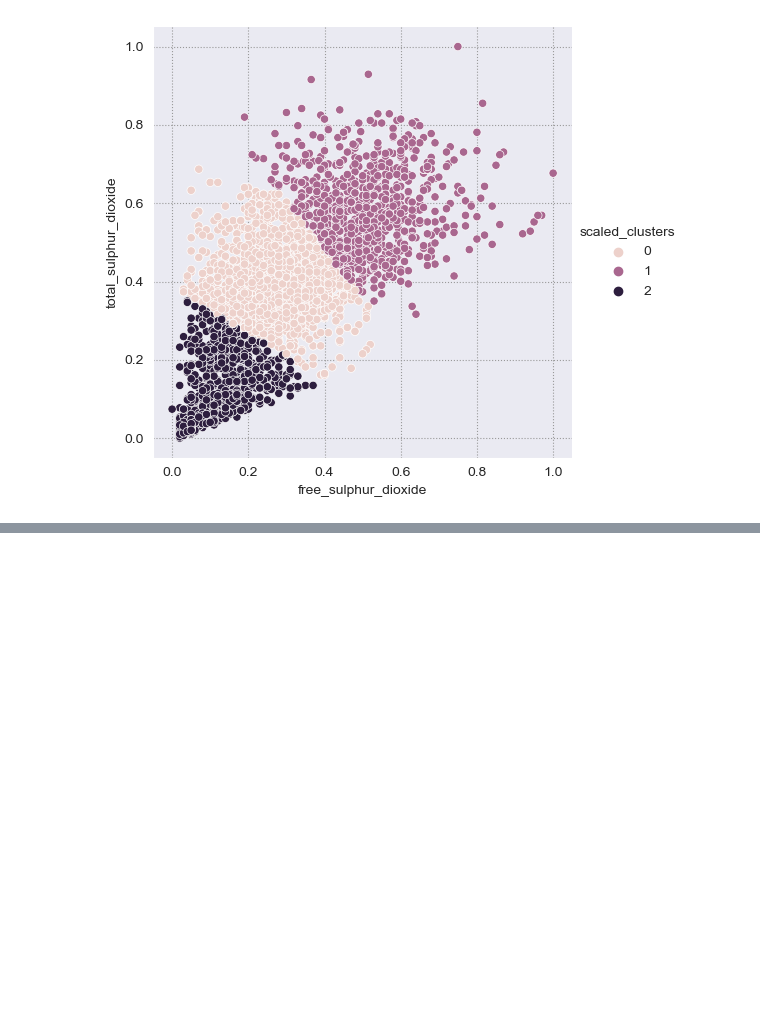
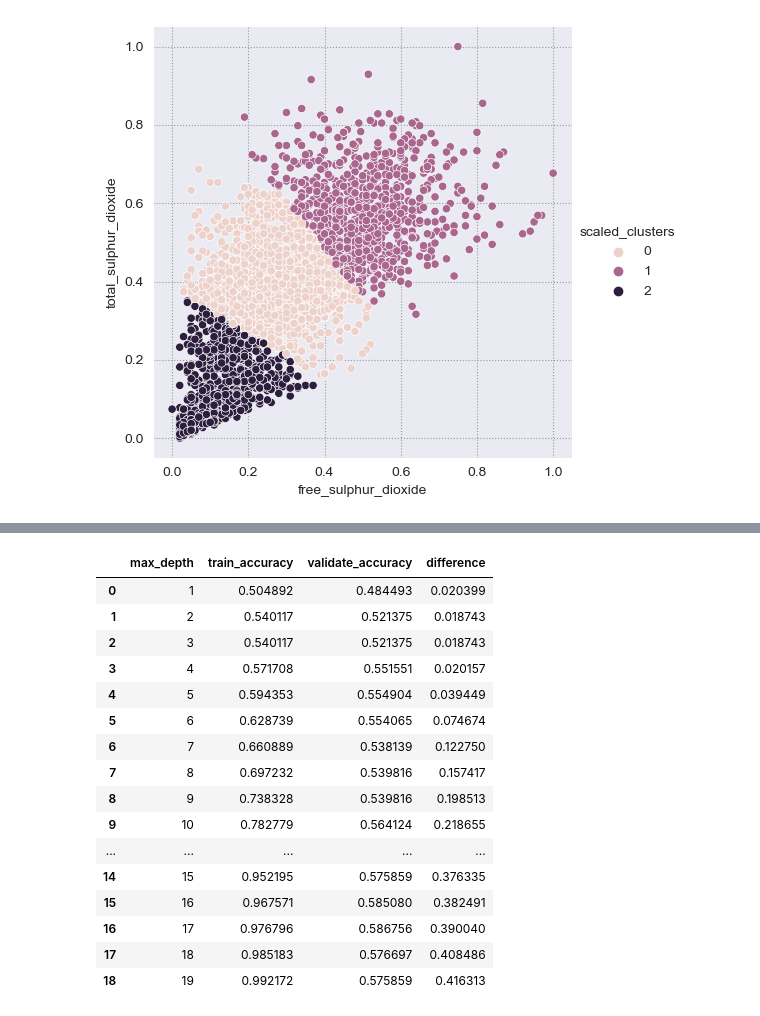
Before and after one commit to clustering-the-wines/wine_clustering, a Jupyter notebook: shawn_workbook.ipynb, the cells around one changed output, grey strips where cells are left out. Saved outputs shown, nothing was run; the diff lists cells and outputs as text; code cells hidden in the pictures; blank space fills up the shorter version.

```diff
--- a/shawn_workbook.ipynb
+++ b/shawn_workbook.ipynb
@@ -581,0 +766,55 @@ X_test.head(1)
+# %%
+def dectree_gen(df, col):
+
+    metrics = []
+
+    seed = 42
+
+    for i in range(1, 20):
+        '''
+        This function will create a dataframe of Decision Tree models of varying max_depths and compare the differences from the train and validate sets and return the dataframe. It requires the variable names to be: X_train, y_train, X_validate, and y_validate.
+        '''
+        train, validate, test = subset_df(df, stratify=col)
+        X_train, y_train, X_validate, y_validate, X_test, y_test = xy_subsets(train, validate, test, col)
+
+        X_train = pd.get_dummies(X_train, columns=['wine_type'], drop_first=True)
+        X_validate = pd.get_dummies(X_validate, columns=['wine_type'], drop_first=True)
+        X_test = pd.get_dummies(X_test, columns=['wine_type'], drop_first=True)
+
+        dectree = DecisionTreeClassifier(max_depth=i, random_state=42)
+        dectree = dectree.fit(X_train, y_train)
+
+        in_sample_accuracy = dectree.score(X_train, y_train)
+        out_of_sample_accuracy = dectree.score(X_validate, y_validate)
+        output = {
+            "max_depth": i,
+            "train_accuracy": in_sample_accuracy,
+            "validate_accuracy": out_of_sample_accuracy
+            }
+
+        metrics.append(output)
+
+    df = pd.DataFrame(metrics)
+    df["difference"] = df.train_accuracy - df.validate_accuracy
+
+    return df
+# %%
+dectree_gen(df, 'quality')
+# %% [output]
+|  | max_depth | train_accuracy | validate_accuracy | difference |
+| 0 | 1 | 0.504892 | 0.484493 | 0.020399 |
+| 1 | 2 | 0.540117 | 0.521375 | 0.018743 |
+| 2 | 3 | 0.540117 | 0.521375 | 0.018743 |
+| 3 | 4 | 0.571708 | 0.551551 | 0.020157 |
+| 4 | 5 | 0.594353 | 0.554904 | 0.039449 |
+| 5 | 6 | 0.628739 | 0.554065 | 0.074674 |
+| 6 | 7 | 0.660889 | 0.538139 | 0.122750 |
+| 7 | 8 | 0.697232 | 0.539816 | 0.157417 |
+| 8 | 9 | 0.738328 | 0.539816 | 0.198513 |
+| 9 | 10 | 0.782779 | 0.564124 | 0.218655 |
+| ... | ... | ... | ... | ... |
+| 14 | 15 | 0.952195 | 0.575859 | 0.376335 |
+| 15 | 16 | 0.967571 | 0.585080 | 0.382491 |
+| 16 | 17 | 0.976796 | 0.586756 | 0.390040 |
+| 17 | 18 | 0.985183 | 0.576697 | 0.408486 |
+| 18 | 19 | 0.992172 | 0.575859 | 0.416313 |
```
Also changed, not shown: parts of 47 cells of this notebook, 1 other file.
